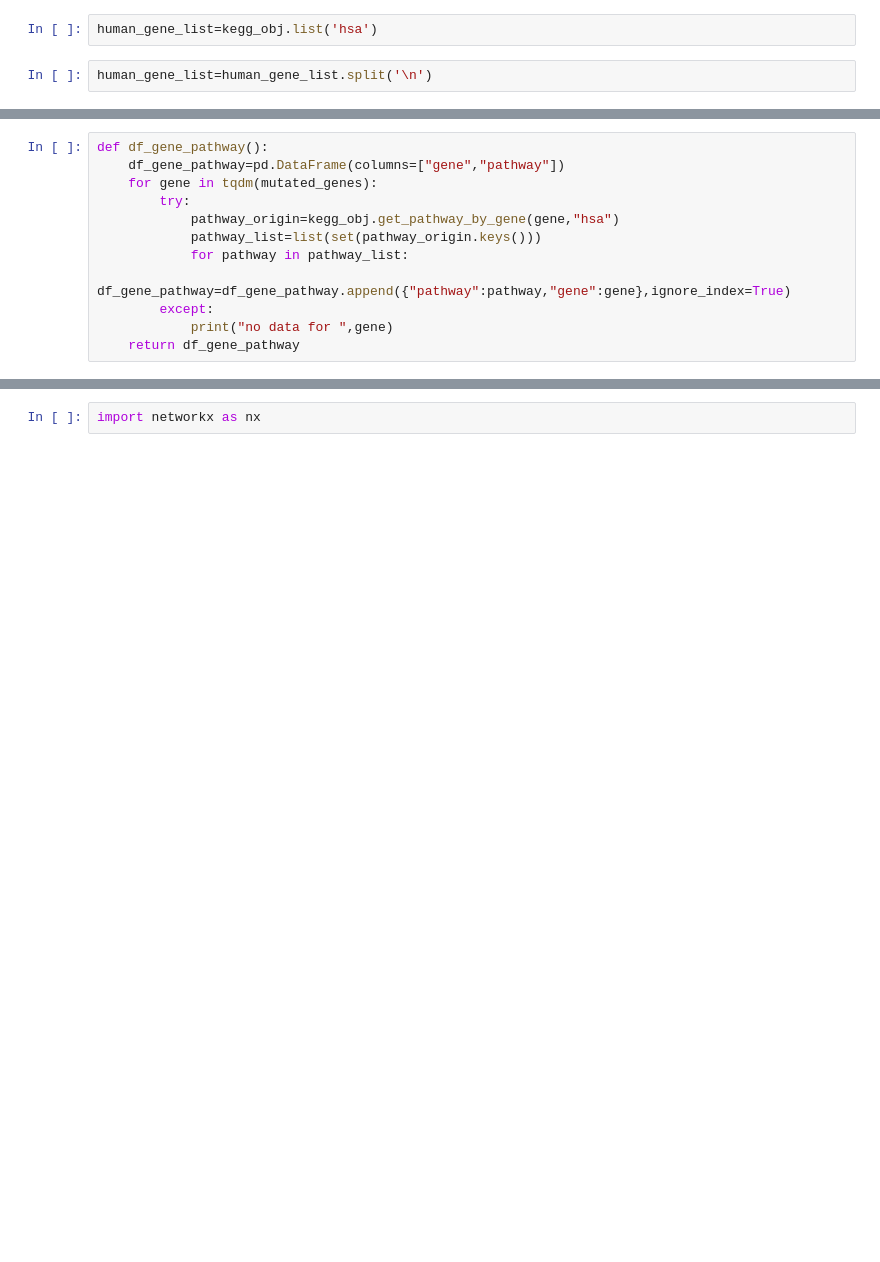
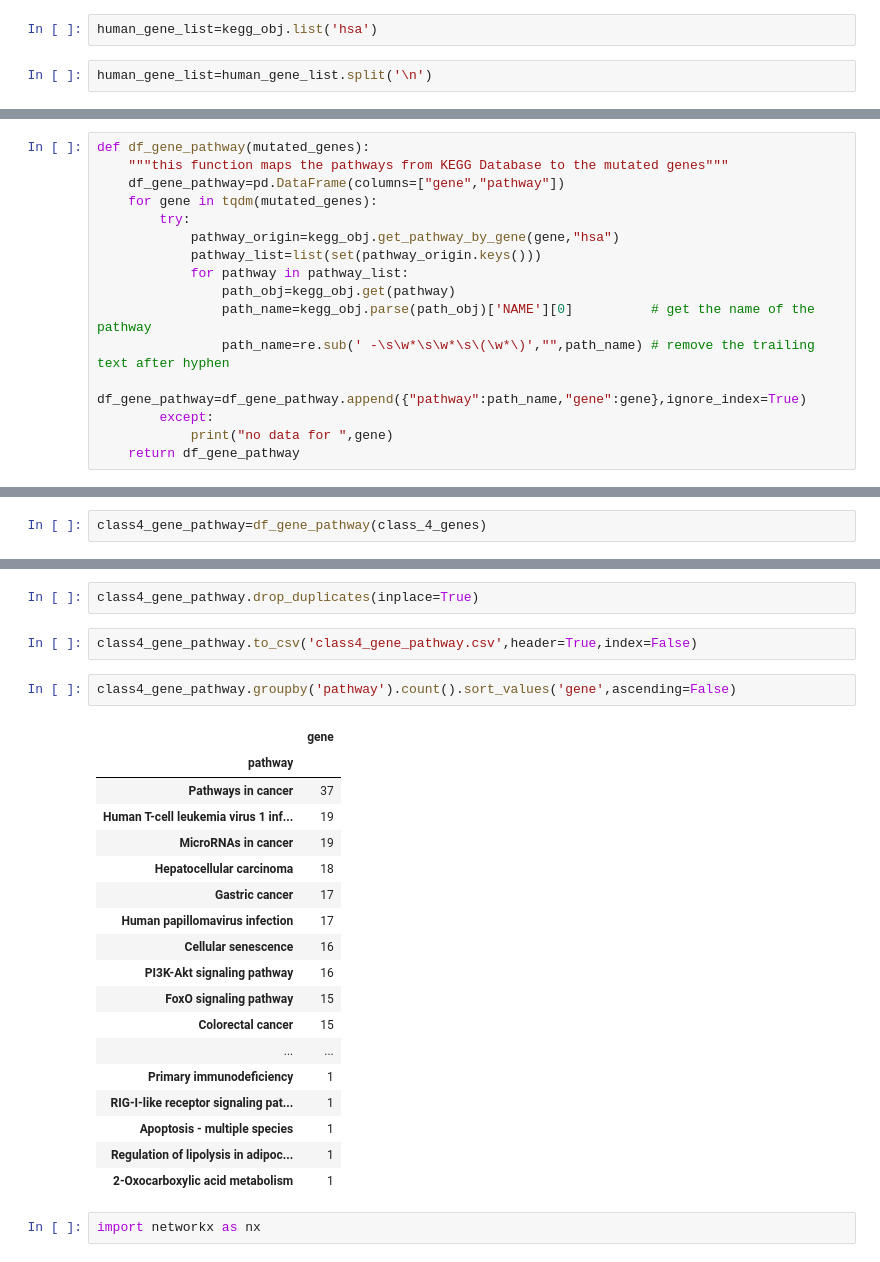
Before and after one commit to me-nobody/jovian-ml-project, a Jupyter notebook: jovian-ml-project-030122.ipynb, the cells around one changed output, grey strips where cells are left out. Drawn from its saved outputs; the diff is of its cells as text; blank space fills up the shorter version.

```diff
--- a/jovian-ml-project-030122.ipynb
+++ b/jovian-ml-project-030122.ipynb
@@ -290,12 +292,0 @@ test=mutated_genes[:6]
-# %%
-def df_gene_pathway():
-    df_gene_pathway=pd.DataFrame(columns=["gene","pathway"])
-    for gene in tqdm(mutated_genes):
-        try:
-            pathway_origin=kegg_obj.get_pathway_by_gene(gene,"hsa")
-            pathway_list=list(set(pathway_origin.keys()))
-            for pathway in pathway_list:
-                df_gene_pathway=df_gene_pathway.append({"pathway":pathway,"gene":gene},ignore_index=True)
-        except:
-            print("no data for ",gene)
-    return df_gene_pathway
@@ -342,0 +327,16 @@ y_km = km.fit_predict(gene_pathway_matrix)
+# %%
+def df_gene_pathway(mutated_genes):
+    """this function maps the pathways from KEGG Database to the mutated genes"""
+    df_gene_pathway=pd.DataFrame(columns=["gene","pathway"])
+    for gene in tqdm(mutated_genes):
+        try:
+            pathway_origin=kegg_obj.get_pathway_by_gene(gene,"hsa")
+            pathway_list=list(set(pathway_origin.keys()))
+            for pathway in pathway_list:
+                path_obj=kegg_obj.get(pathway)
+                path_name=kegg_obj.parse(path_obj)['NAME'][0]          # get the name of the pathway
+                path_name=re.sub(' -\s\w*\s\w*\s\(\w*\)',"",path_name) # remove the trailing text after hyphen
+                df_gene_pathway=df_gene_pathway.append({"pathway":path_name,"gene":gene},ignore_index=True)
+        except:
+            print("no data for ",gene)
+    return df_gene_pathway
@@ -342,0 +435,2 @@ y_km = km.fit_predict(gene_pathway_matrix)
+# %%
+class4_gene_pathway=df_gene_pathway(class_4_genes)
@@ -343,3 +503,28 @@ y_km = km.fit_predict(gene_pathway_matrix)
+# %%
+class4_gene_pathway.drop_duplicates(inplace=True)
+# %%
+class4_gene_pathway.to_csv('class4_gene_pathway.csv',header=True,index=False)
+# %%
+class4_gene_pathway.groupby('pathway').count().sort_values('gene',ascending=False)
+# %% [output]
+|  | gene |
+| pathway |  |
+| Pathways in cancer | 37 |
+| Human T-cell leukemia virus 1 inf... | 19 |
+| MicroRNAs in cancer | 19 |
+| Hepatocellular carcinoma | 18 |
+| Gastric cancer | 17 |
+| Human papillomavirus infection | 17 |
+| Cellular senescence | 16 |
+| PI3K-Akt signaling pathway | 16 |
+| FoxO signaling pathway | 15 |
+| Colorectal cancer | 15 |
+| ... | ... |
+| Primary immunodeficiency | 1 |
+| RIG-I-like receptor signaling pat... | 1 |
+| Apoptosis - multiple species | 1 |
+| Regulation of lipolysis in adipoc... | 1 |
+| 2-Oxocarboxylic acid metabolism | 1 |
 # %%
 import networkx as nx
 # %%
```
Also changed, not shown: parts of 54 cells of this notebook, 1 other file.
